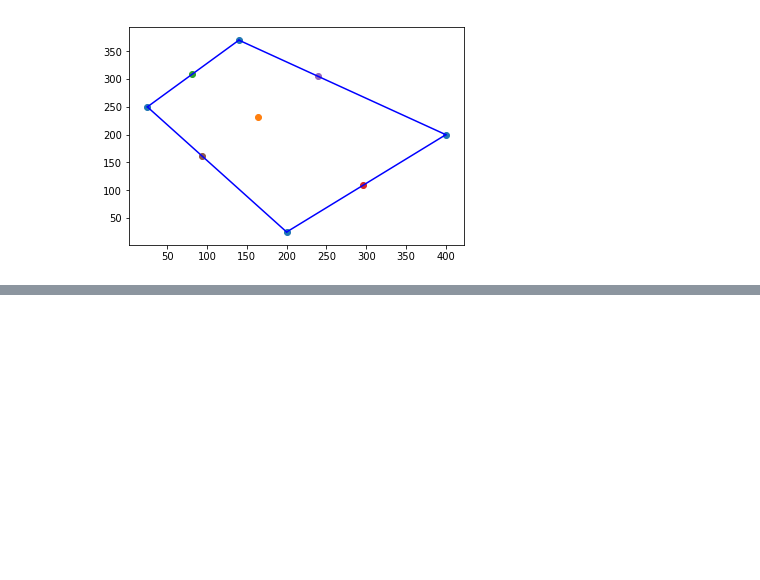
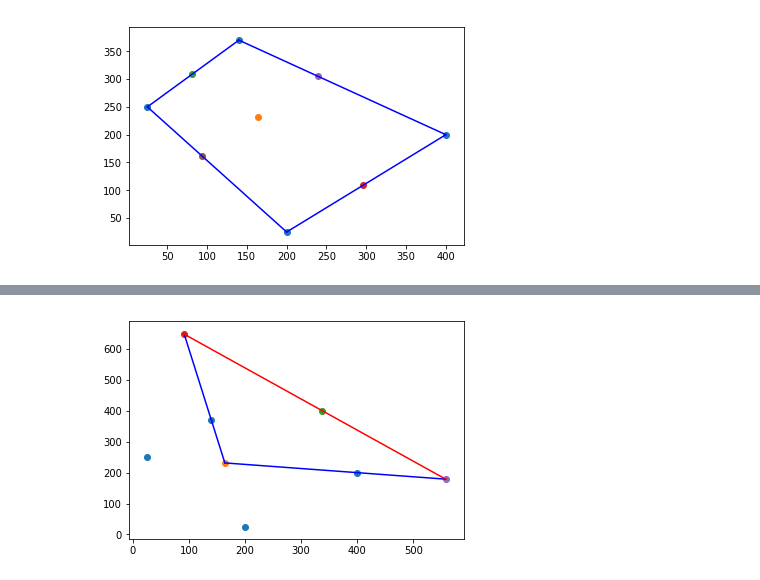
Before and after one commit to Danielgb23/projetoea979, a Jupyter notebook: calculos.ipynb, the cells around one changed output, grey strips where cells are left out. Drawn from its saved outputs; the diff is of its cells as text; code cells hidden in the pictures; blank space fills up the shorter version.

```diff
--- a/calculos.ipynb
+++ b/calculos.ipynb
@@ -218,0 +273,62 @@ plt.show()
+# %%
+v=P12a-Ma  #vetor de M* a P12*
+
+#matriz de rotacao
+c, s = np.cos(omega), np.sin(omega)
+R = np.array(((c, -s), (s, c)))
+
+#vetor rotacionado omega graus
+v=np.matmul(R, v)
+
+#calculo dos coeficientes da reta que parametrica com v de guia e P12 de origem
+a=v[1]/v[0]
+b=-v[1]*P12[0]/v[0]+P12[1]
+
+
+#reta P1* M
+c=(pontosImagem[0][1]-Ma[1])/(pontosImagem[0][0]-Ma[0])
+d=Ma[1]-c*Ma[0]
+
+#plota reta P1* M
+x = np.linspace(P1[0],Ma[0],100)
+y = c*x+d
+plt.plot(x, y, '-b')
+
+#encontra P1 no cruzamento das retas
+A=np.array([[-a,1],[-c,1]])
+B=np.array([b,d])
+P1= np.linalg.inv(A).dot(B)
+
+
+#reta P2* M
+c=(pontosImagem[1][1]-Ma[1])/(pontosImagem[1][0]-Ma[0])
+d=Ma[1]-c*Ma[0]
+
+#plota reta P2* M
+x = np.linspace(M[0],P2[0],100)
+y = c*x+d
+plt.plot(x, y, '-b')
+
+
+#encontra P2 no cruzamento das retas
+A=np.array([[-a,1],[-c,1]])
+B=np.array([b,d])
+P2= np.linalg.inv(A).dot(B)
+
+
+
+#plota reta P1 P2
+x = np.linspace(P1[0],P2[0],100)
+y = a*x+b
+plt.plot(x, y, '-r')
+
+
+
+plt.scatter(*zip(*pontosImagem))
+plt.scatter(*zip(Ma))
+plt.scatter(*zip(P12))
+plt.scatter(*zip(P1))
+plt.scatter(*zip(P2))
+plt.show()
+# %% [output]
+[figure, added]
```
Also changed, not shown: parts of 7 cells of this notebook.
